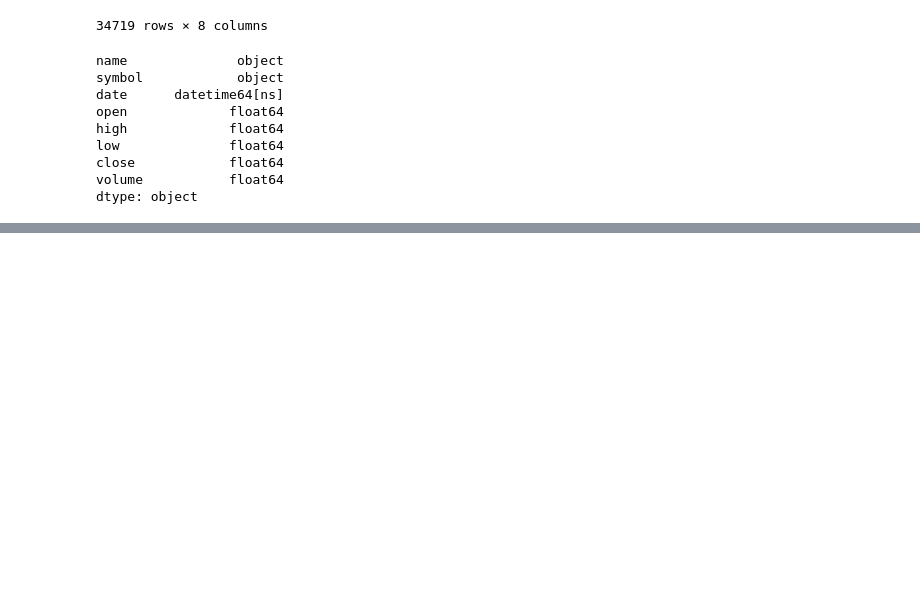
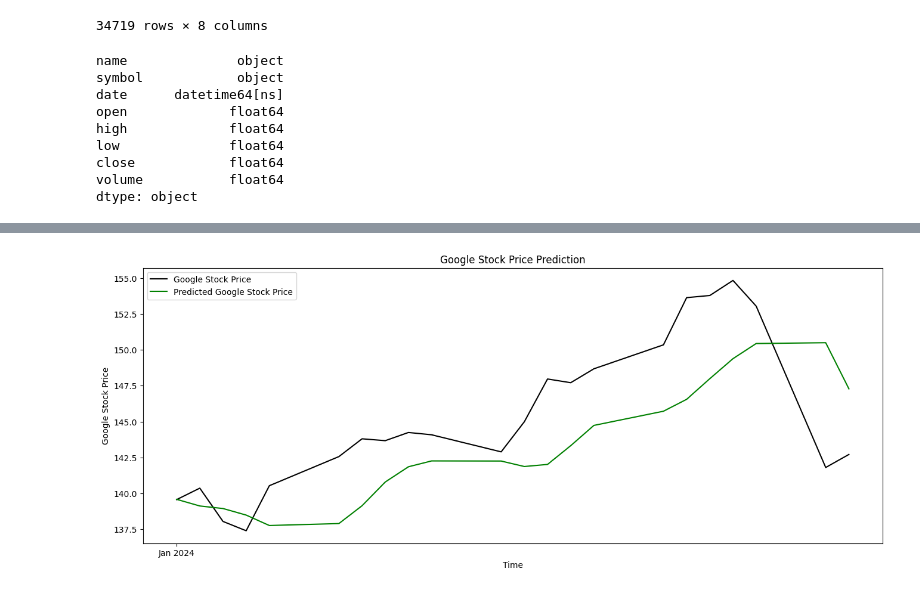
Before and after one commit to urusha-shrestha/stock_price_prediction, a Jupyter notebook: FinVest_Model.ipynb, the cells around one changed output, grey strips where cells are left out. Saved outputs shown, nothing was run; the diff lists cells and outputs as text; code cells hidden in the pictures; blank space fills up the shorter version.

```diff
--- a/FinVest_Model.ipynb
+++ b/FinVest_Model.ipynb
@@ -269,0 +204,36 @@ plt.show()
+# %%
+#preparing test data
+def preparing_test_data(df,test_data):
+  dataset_total = pd.concat((df[df.date<='2023-12-31']['close'], test_data['close']),axis=0)
+  inputs = dataset_total[len(dataset_total)-len(test_data)-60:].values
+  inputs = inputs.reshape(-1,1)
+  inputs=sc.transform(inputs)
+  X_test=[]
+  for i in range(60, len(inputs)):
+    X_test.append(inputs[i-60:i,0])
+  X_test = np.array(X_test)
+  X_test = np.reshape(X_test,(X_test.shape[0],X_test.shape[1],1))
+  return X_test
+# %%
+def viz_results(real_stock_price, predicted_stock_price, company_name):
+  date_range = pd.date_range(start='2024-01-01',periods=len(predicted_stock_price), freq='B')
+
+  #visualizing results with month and year on x-axis
+  plt.figure(figsize=(16, 6))
+  plt.plot(date_range, real_stock_price, color='black', label=f'{company_name} Stock Price')
+  plt.plot(date_range, predicted_stock_price, color='green', label=f'Predicted {company_name} Stock Price')
+  plt.gca().xaxis.set_major_locator(mdates.MonthLocator(interval=1))
+  plt.gca().xaxis.set_major_formatter(mdates.DateFormatter('%b %Y'))
+  plt.title(f'{company_name} Stock Price Prediction')
+  plt.xlabel('Time')
+  plt.ylabel(f'{company_name} Stock Price')
+  plt.legend()
+  plt.show()
+# %%
+def testing_model(df,model,company_name):
+  test_data,real_stock_price = split_test_data(df)
+  X_test = preparing_test_data(df,test_data)
+  predicted_stock_price = model.predict(X_test)
+  predicted_stock_price = sc.inverse_transform(predicted_stock_price)
+  viz_results(real_stock_price, predicted_stock_price,company_name)
+  #return real_stock_price,predicted_stock_price
@@ -269,0 +264,3 @@ plt.show()
+# %%
+testing_model(google_df, google_model, 'Google')
+# %% [output]
@@ -269,0 +268 @@ plt.show()
+[figure, added]
```
Also changed, not shown: parts of 52 cells of this notebook.
